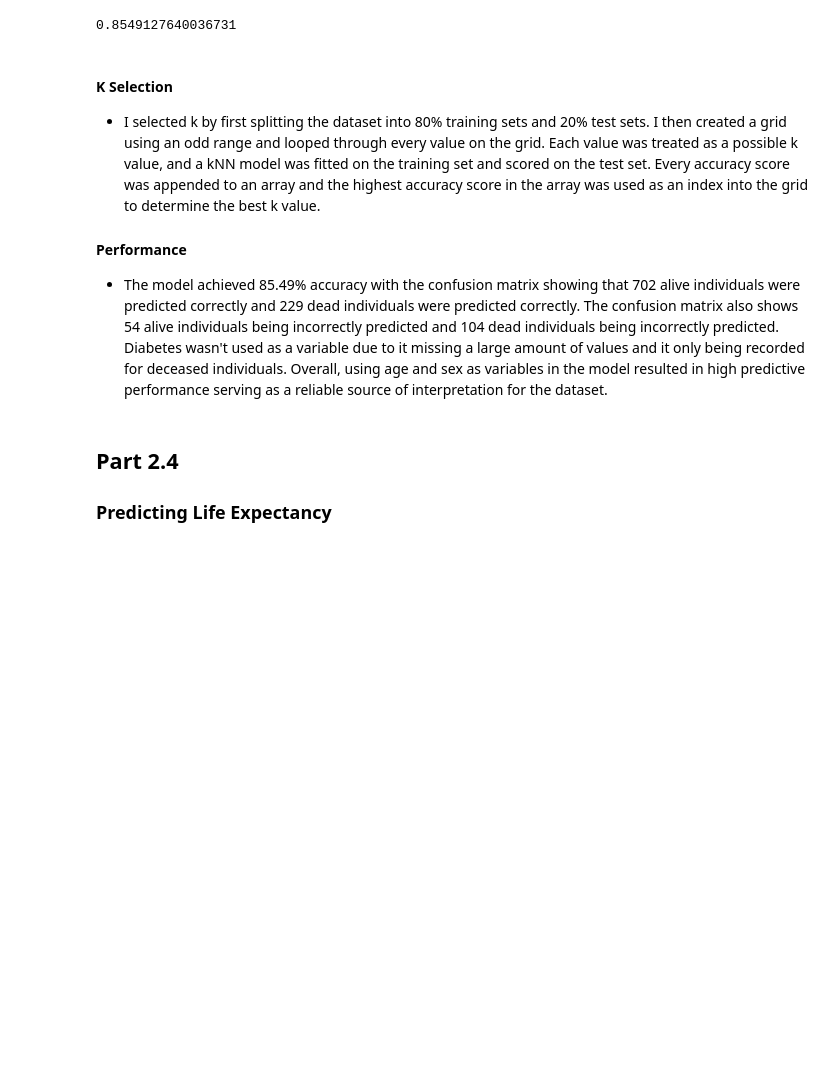
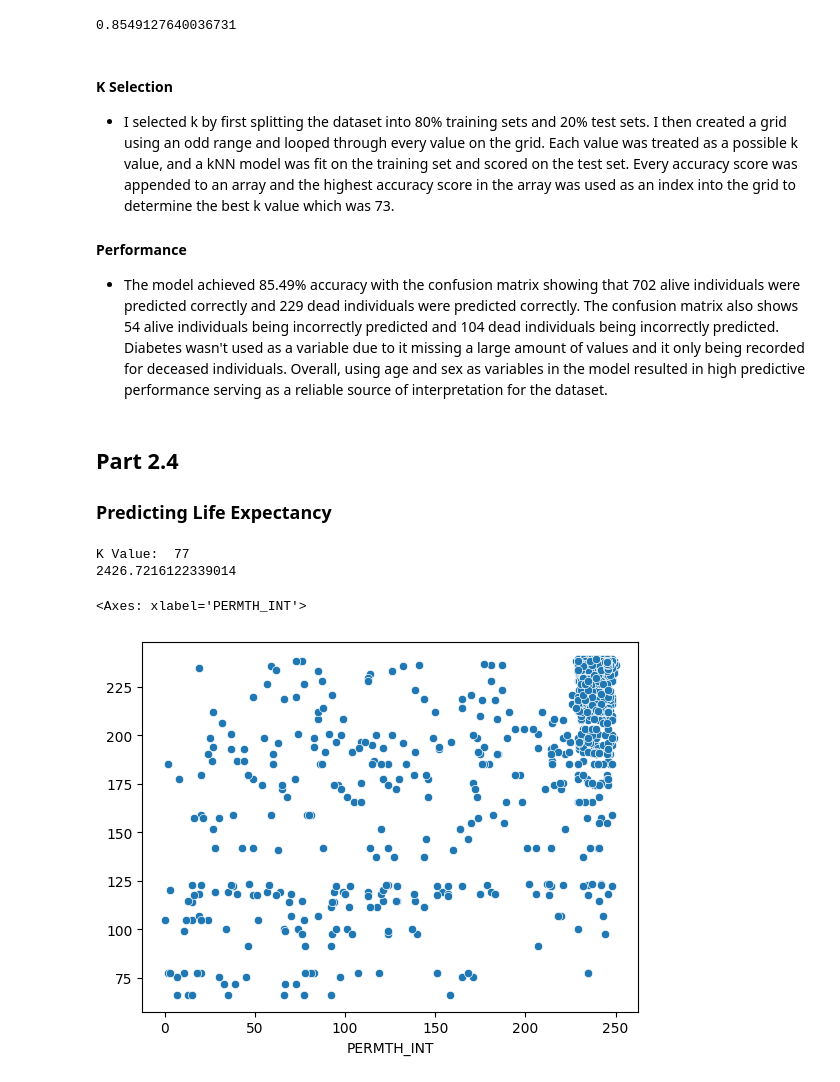
Before and after one commit to richarddo3/ds3001_project1, a Jupyter notebook: project_1_bsds.ipynb, the cells around one changed output. Saved outputs shown, nothing was run; the diff lists cells and outputs as text; code cells hidden in the pictures; blank space fills up the shorter version.

```diff
--- a/project_1_bsds.ipynb
+++ b/project_1_bsds.ipynb
@@ -523,9 +528,46 @@ MORTSTAT
 0.8549127640036731
 # %% [markdown]
 #### K Selection
-* I selected k by first splitting the dataset into 80% training sets and 20% test sets. I then created a grid using an odd range and looped through every value on the grid. Each value was treated as a possible k value, and a kNN model was fitted on the training set and scored on the test set. Every accuracy score was appended to an array and the highest accuracy score in the array was used as an index into the grid to determine the best k value.
+* I selected k by first splitting the dataset into 80% training sets and 20% test sets. I then created a grid using an odd range and looped through every value on the grid. Each value was treated as a possible k value, and a kNN model was fit on the training set and scored on the test set. Every accuracy score was appended to an array and the highest accuracy score in the array was used as an index into the grid to determine the best k value which was 73.
 #### Performance
 * The model achieved 85.49% accuracy with the confusion matrix showing that 702 alive individuals were predicted correctly and 229 dead individuals were predicted correctly. The confusion matrix also shows 54 alive individuals being incorrectly predicted and 104 dead individuals being incorrectly predicted. Diabetes wasn't used as a variable due to it missing a large amount of values and it only being recorded for deceased individuals. Overall, using age and sex as variables in the model resulted in high predictive performance serving as a reliable source of interpretation for the dataset.
 # %% [markdown]
 ## Part 2.4
 ### Predicting Life Expectancy
+# %%
+from sklearn.neighbors import KNeighborsRegressor
+from sklearn.metrics import mean_squared_error
+
+ctrl_list = ["RIDAGEYR", "RIAGENDR"] #Define variable list
+dfLifeExpectancy= df[ctrl_list + ["PERMTH_INT"]].dropna() #Remove missing values
+lifeExpectancy = dfLifeExpectancy["PERMTH_INT"] #Define target
+features = dfLifeExpectancy[ctrl_list] #Define features
+
+def minMaxFunction(x): #MinMax Scaling Function
+    u = (x - min(x)) / (max(x) - min(x))
+    return u
+
+u = features.apply(minMaxFunction) #Apply Scaling to features
+
+u_train, u_test, y_train, y_test = train_test_split(u, lifeExpectancy, test_size = 0.2, random_state = 100) #Split data into 80% training set and 20% test set
+kGrid = [(2*k+3) for k in range(0,40)] #Create grid
+mses = []
+for k in kGrid: #Loop through k values
+    model = KNeighborsRegressor(n_neighbors = k)
+    model = model.fit(u_train, y_train) #Fit model on training set
+    y_hat = model.predict(u_test)
+    mses.append(mean_squared_error(y_test, y_hat)) #Add mean squared error value to mse array
+index = np.argmin(mses)
+k = kGrid[index] #Use min mse value as index into grid to obtain k value
+print("K Value: ", k)
+
+outputModel = KNeighborsRegressor(n_neighbors = k)
+outputModel = outputModel.fit(u_train, y_train) #Fit model using k value
+y_hat = outputModel.predict(u_test) #Create predictions
+print(mean_squared_error(y_test, y_hat)) #Calculate mean squared error
+sns.scatterplot(x=y_test, y=y_hat) #Create a scatterplot to visualize findings
+# %% [output]
+K Value:  77
+2426.7216122339014
+<Axes: xlabel='PERMTH_INT'>
+[figure, added]
```
Also changed, not shown: parts of 2 cells of this notebook.
